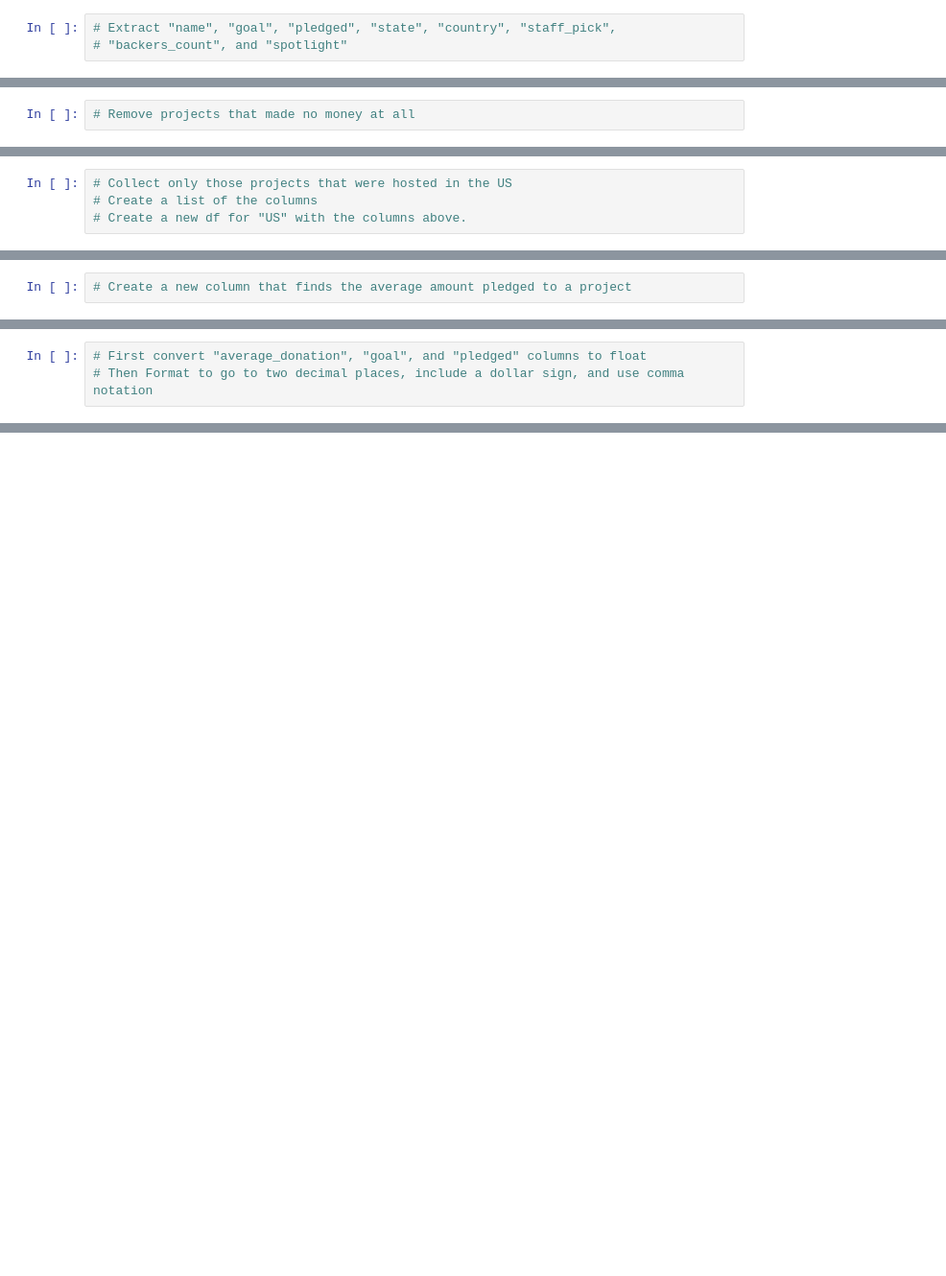
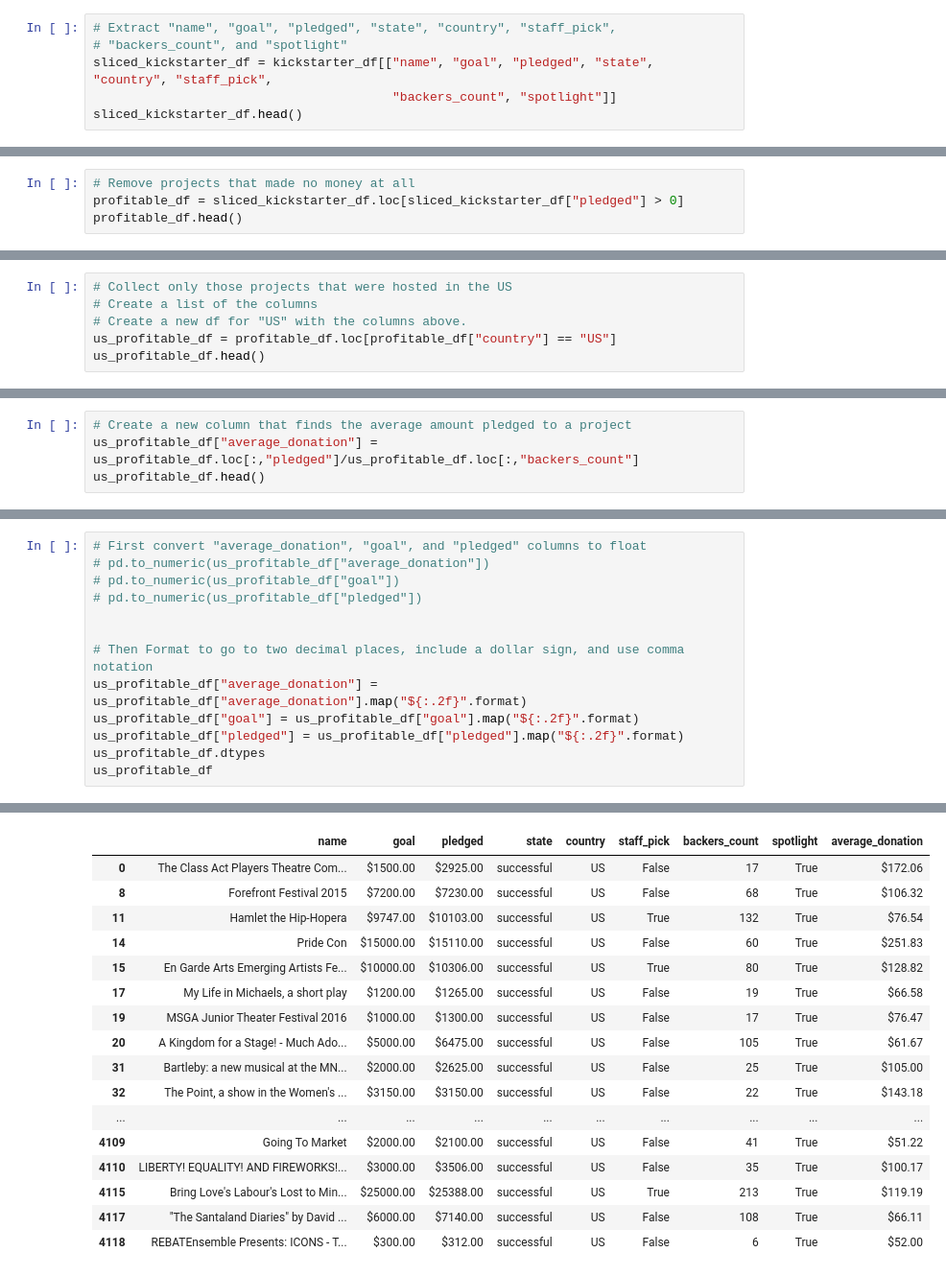
Before and after one commit to brunofelippemm/ACTIVITIES, a Jupyter notebook: Class_12_Intro_Pandas_III/KickstarterClean.ipynb, the cells around one changed output, grey strips where cells are left out. Shown at 96% size. Drawn from its saved outputs; the diff is of its cells as text; blank space fills up the shorter version.

```diff
--- a/Class_12_Intro_Pandas_III/KickstarterClean.ipynb
+++ b/Class_12_Intro_Pandas_III/KickstarterClean.ipynb
@@ -9,3 +32,6 @@ import pandas as pd
 # %%
 # Extract "name", "goal", "pledged", "state", "country", "staff_pick",
 # "backers_count", and "spotlight"
+sliced_kickstarter_df = kickstarter_df[["name", "goal", "pledged", "state", "country", "staff_pick",
+                                        "backers_count", "spotlight"]]
+sliced_kickstarter_df.head()
@@ -12,2 +45,4 @@ import pandas as pd
 # %%
 # Remove projects that made no money at all
+profitable_df = sliced_kickstarter_df.loc[sliced_kickstarter_df["pledged"] > 0]
+profitable_df.head()
@@ -15,3 +57,5 @@ import pandas as pd
 # Collect only those projects that were hosted in the US
 # Create a list of the columns
 # Create a new df for "US" with the columns above.
+us_profitable_df = profitable_df.loc[profitable_df["country"] == "US"]
+us_profitable_df.head()
@@ -18,2 +69,4 @@ import pandas as pd
 # %%
 # Create a new column that finds the average amount pledged to a project
+us_profitable_df["average_donation"] = us_profitable_df.loc[:,"pledged"]/us_profitable_df.loc[:,"backers_count"]
+us_profitable_df.head()
@@ -20,3 +84,14 @@ import pandas as pd
 # %%
 # First convert "average_donation", "goal", and "pledged" columns to float
+# pd.to_numeric(us_profitable_df["average_donation"])
+# pd.to_numeric(us_profitable_df["goal"])
+# pd.to_numeric(us_profitable_df["pledged"])
+
+
 # Then Format to go to two decimal places, include a dollar sign, and use comma notation
+us_profitable_df["average_donation"] = us_profitable_df["average_donation"].map("${:.2f}".format)
+us_profitable_df["goal"] = us_profitable_df["goal"].map("${:.2f}".format)
+us_profitable_df["pledged"] = us_profitable_df["pledged"].map("${:.2f}".format)
+us_profitable_df.dtypes
+us_profitable_df
+# %% [output]
@@ -22,0 +123,17 @@ import pandas as pd
+|  | name | goal | pledged | state | country | staff_pick | backers_count | spotlight | average_donation |
+| 0 | The Class Act Players Theatre Com... | $1500.00 | $2925.00 | successful | US | False | 17 | True | $172.06 |
+| 8 | Forefront Festival 2015 | $7200.00 | $7230.00 | successful | US | False | 68 | True | $106.32 |
+| 11 | Hamlet the Hip-Hopera | $9747.00 | $10103.00 | successful | US | True | 132 | True | $76.54 |
+| 14 | Pride Con | $15000.00 | $15110.00 | successful | US | False | 60 | True | $251.83 |
+| 15 | En Garde Arts Emerging Artists Fe... | $10000.00 | $10306.00 | successful | US | True | 80 | True | $128.82 |
+| 17 | My Life in Michaels, a short play | $1200.00 | $1265.00 | successful | US | False | 19 | True | $66.58 |
+| 19 | MSGA Junior Theater Festival 2016 | $1000.00 | $1300.00 | successful | US | False | 17 | True | $76.47 |
+| 20 | A Kingdom for a Stage! - Much Ado... | $5000.00 | $6475.00 | successful | US | False | 105 | True | $61.67 |
+| 31 | Bartleby: a new musical at the MN... | $2000.00 | $2625.00 | successful | US | False | 25 | True | $105.00 |
+| 32 | The Point, a show in the Women's ... | $3150.00 | $3150.00 | successful | US | False | 22 | True | $143.18 |
+| ... | ... | ... | ... | ... | ... | ... | ... | ... | ... |
+| 4109 | Going To Market | $2000.00 | $2100.00 | successful | US | False | 41 | True | $51.22 |
+| 4110 | LIBERTY! EQUALITY! AND FIREWORKS!... | $3000.00 | $3506.00 | successful | US | False | 35 | True | $100.17 |
+| 4115 | Bring Love's Labour's Lost to Min... | $25000.00 | $25388.00 | successful | US | True | 213 | True | $119.19 |
+| 4117 | "The Santaland Diaries" by David ... | $6000.00 | $7140.00 | successful | US | False | 108 | True | $66.11 |
+| 4118 | REBATEnsemble Presents: ICONS - T... | $300.00 | $312.00 | successful | US | False | 6 | True | $52.00 |
```
Also changed, not shown: parts of 12 cells of this notebook, 2 other files.
